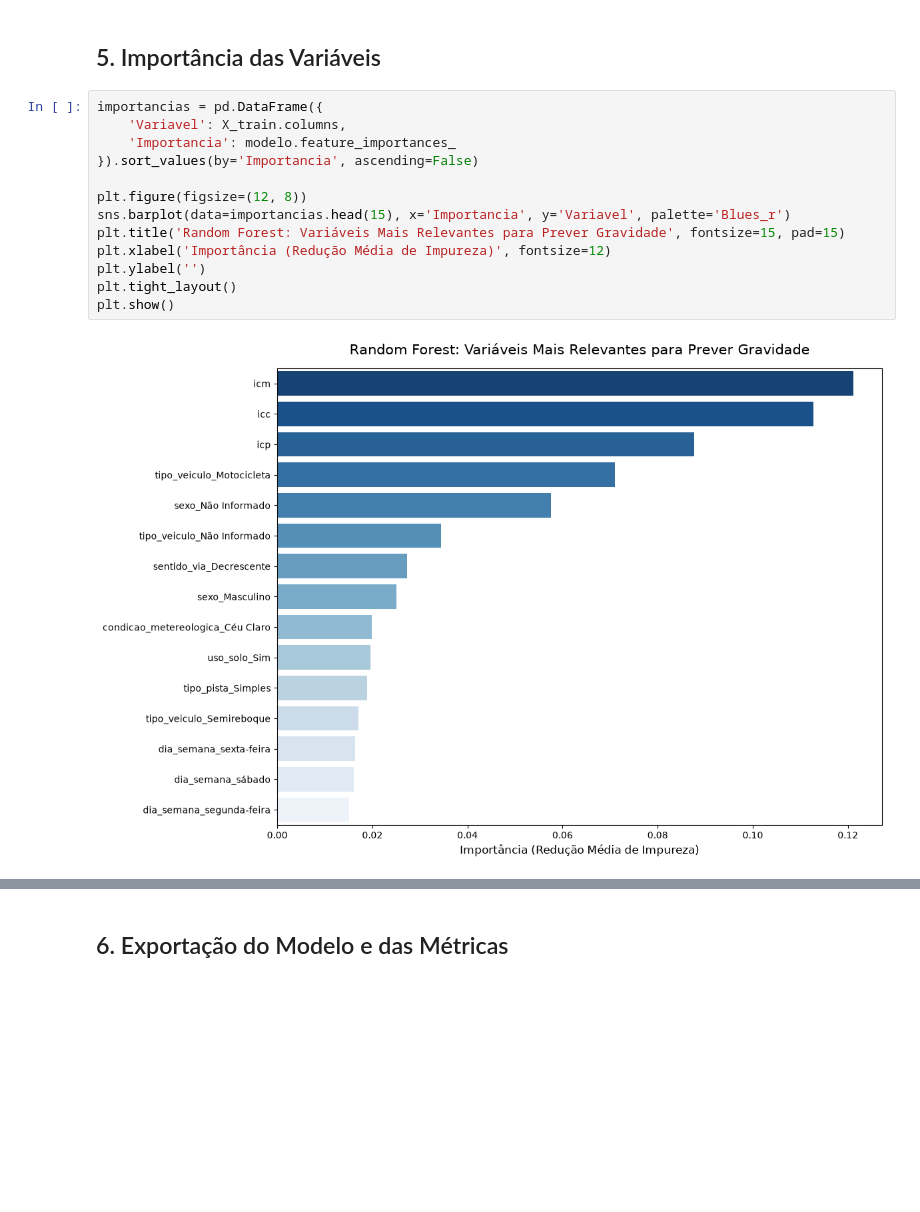
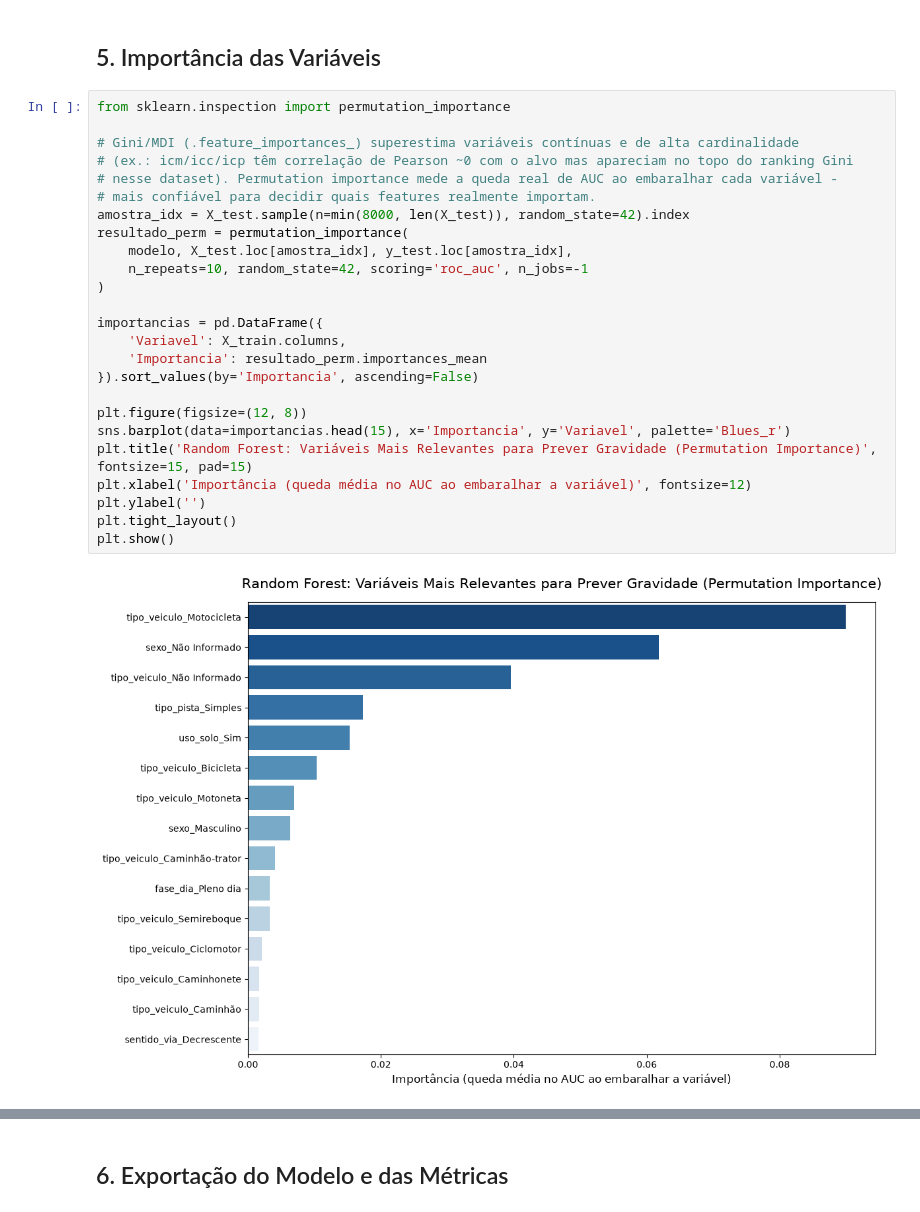
Before and after one commit to athaydegab/PredicaoAcidentesPRF, a Jupyter notebook: notebooks/05_notebook_random_forest.ipynb, the cells around one changed output, grey strips where cells are left out. Saved outputs shown, nothing was run; the diff lists cells and outputs as text; blank space fills up the shorter version.

Commit message:
Nova formação de preparação de dados. Para mais detalhes, acompanhem o relatório que será atualizado hoje

```diff
--- a/notebooks/05_notebook_random_forest.ipynb
+++ b/notebooks/05_notebook_random_forest.ipynb
@@ -107,17 +157,29 @@ Acurácia: 0.8541 | Precision: 0.4383 | Recall: 0.4412 | AUC: 0.8242
 # %% [markdown]
 ## 5. Importância das Variáveis
 # %%
+from sklearn.inspection import permutation_importance
+
+# Gini/MDI (.feature_importances_) superestima variáveis contínuas e de alta cardinalidade
+# (ex.: icm/icc/icp têm correlação de Pearson ~0 com o alvo mas apareciam no topo do ranking Gini
+# nesse dataset). Permutation importance mede a queda real de AUC ao embaralhar cada variável -
+# mais confiável para decidir quais features realmente importam.
+amostra_idx = X_test.sample(n=min(8000, len(X_test)), random_state=42).index
+resultado_perm = permutation_importance(
+    modelo, X_test.loc[amostra_idx], y_test.loc[amostra_idx],
+    n_repeats=10, random_state=42, scoring='roc_auc', n_jobs=-1
+)
+
 importancias = pd.DataFrame({
     'Variavel': X_train.columns,
-    'Importancia': modelo.feature_importances_
+    'Importancia': resultado_perm.importances_mean
 }).sort_values(by='Importancia', ascending=False)
 
 plt.figure(figsize=(12, 8))
 sns.barplot(data=importancias.head(15), x='Importancia', y='Variavel', palette='Blues_r')
-plt.title('Random Forest: Variáveis Mais Relevantes para Prever Gravidade', fontsize=15, pad=15)
-plt.xlabel('Importância (Redução Média de Impureza)', fontsize=12)
+plt.title('Random Forest: Variáveis Mais Relevantes para Prever Gravidade (Permutation Importance)', fontsize=15, pad=15)
+plt.xlabel('Importância (queda média no AUC ao embaralhar a variável)', fontsize=12)
 plt.ylabel('')
 plt.tight_layout()
 plt.show()
 # %% [output]
-[figure, old version]
+[figure, new version]
```
Also changed, not shown: parts of 6 cells of this notebook, 10 other files.
